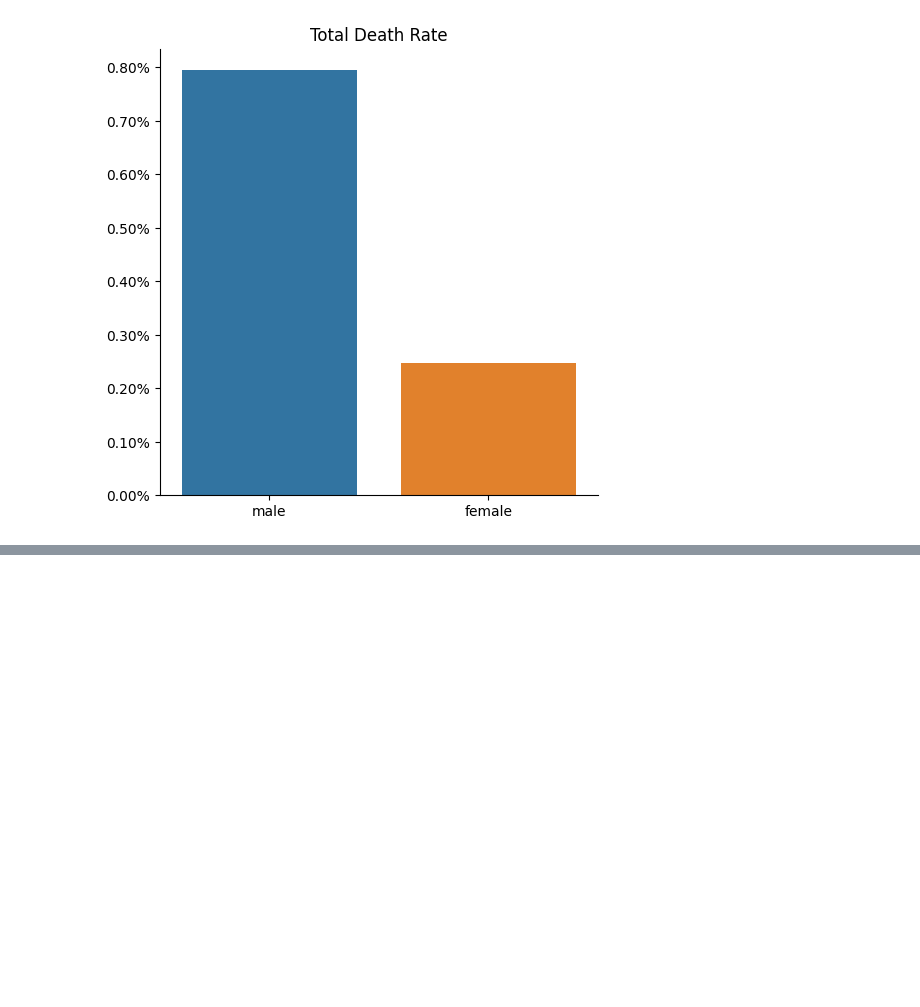
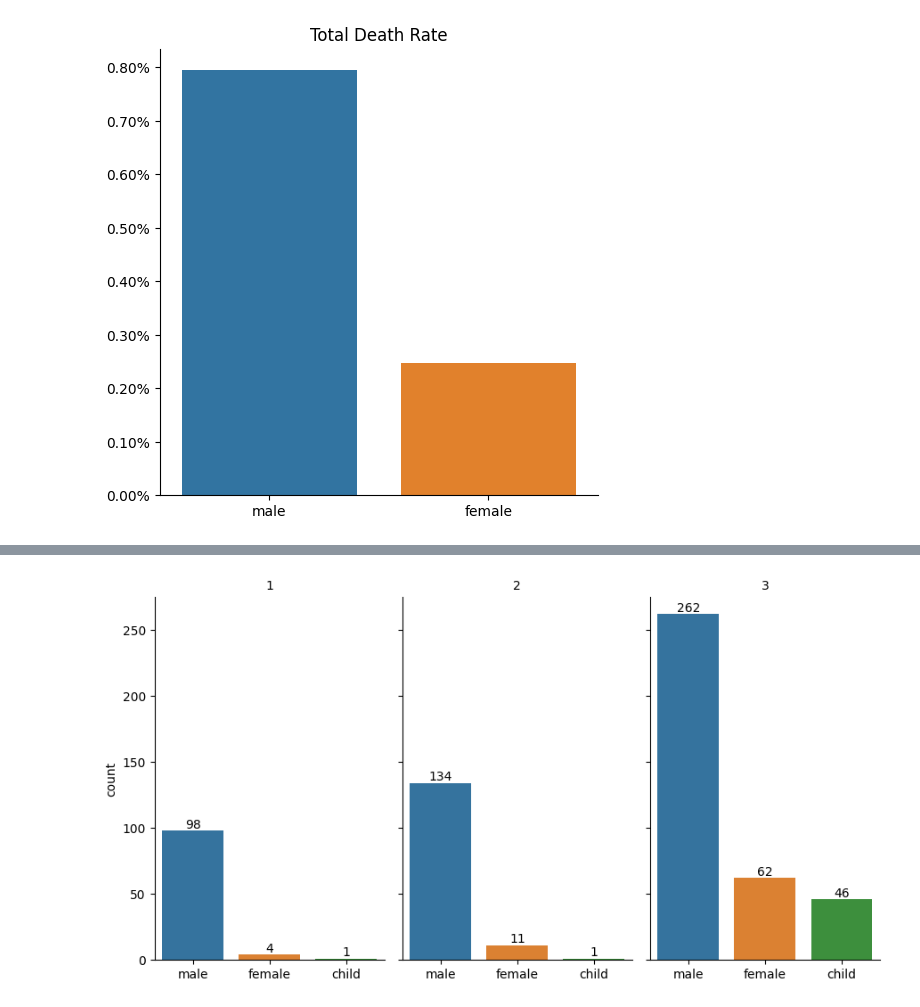
Before and after one commit to eng-robsonsampaio/data-science, a Jupyter notebook: Class 2/assignment1.ipynb, the cells around one changed output, grey strips where cells are left out. Saved outputs shown, nothing was run; the diff lists cells and outputs as text; code cells hidden in the pictures; blank space fills up the shorter version.

```diff
--- a/Class 2/assignment1.ipynb
+++ b/Class 2/assignment1.ipynb
@@ -136,0 +158,21 @@ for ax in fig.axes.flat:
+# %%
+# new_order = ['male', 'female', 'child']
+# titanic['sex'] = pd.Categorical(titanic['sex'], categories=new_order, ordered=True)
+
+g = sns.catplot(data=titanic[titanic['survived']==0], x='sex', col="pclass", kind='count', saturation=.7, errorbar=None, aspect=.6)
+
+g.set_titles("{col_name}")
+
+axes = g.axes
+
+# Iterate over the axes and add the maximum value on top of each bar
+for ax in axes.flat:
+    for p in ax.patches:
+        height = p.get_height()
+        ax.text(p.get_x() + p.get_width() / 2, height, int(height),
+                ha='center', va='bottom', fontsize=10, color='black')
+
+for ax in g.axes.flat:
+    ax.xaxis.set_label_text('')
+# %% [output]
+[figure, added]
```
Also changed, not shown: parts of 7 cells of this notebook, 1 other file.
